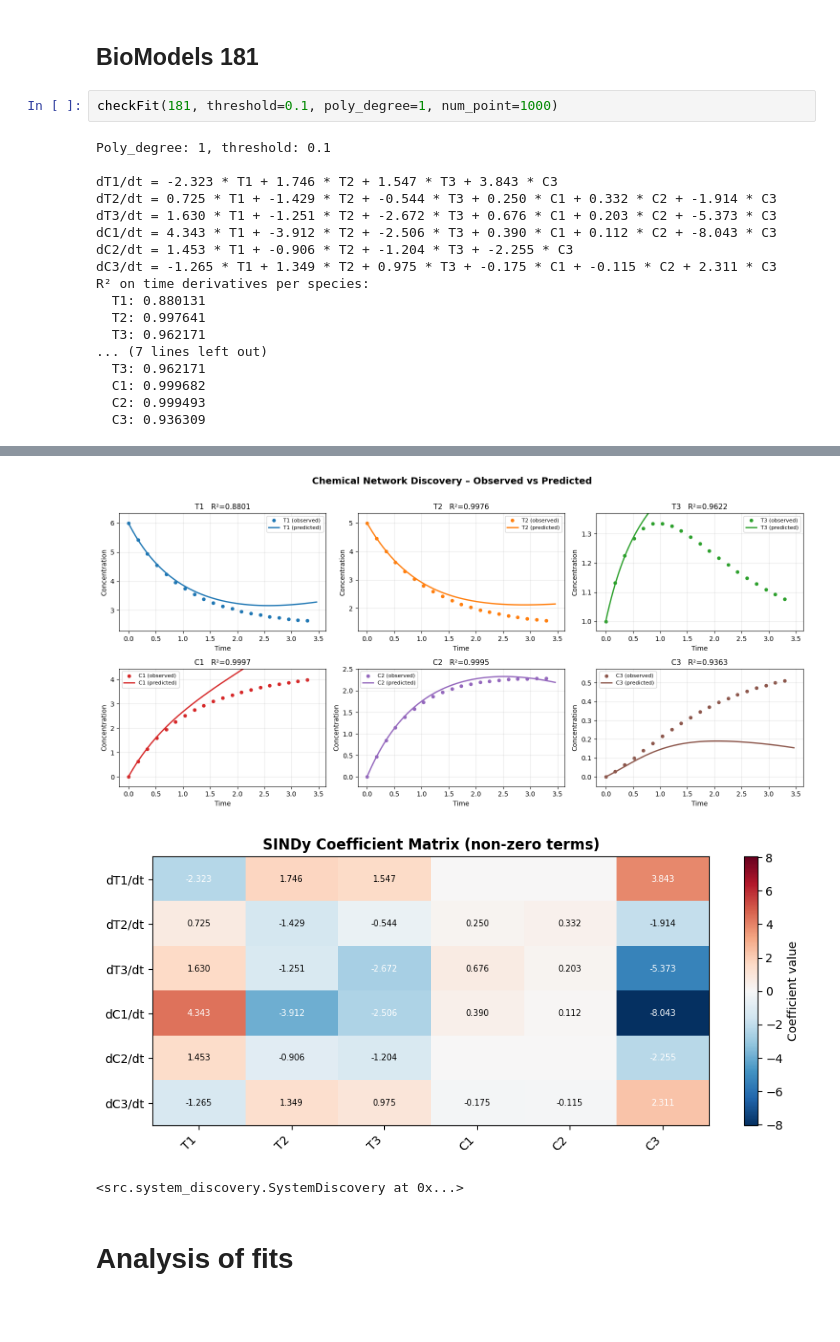
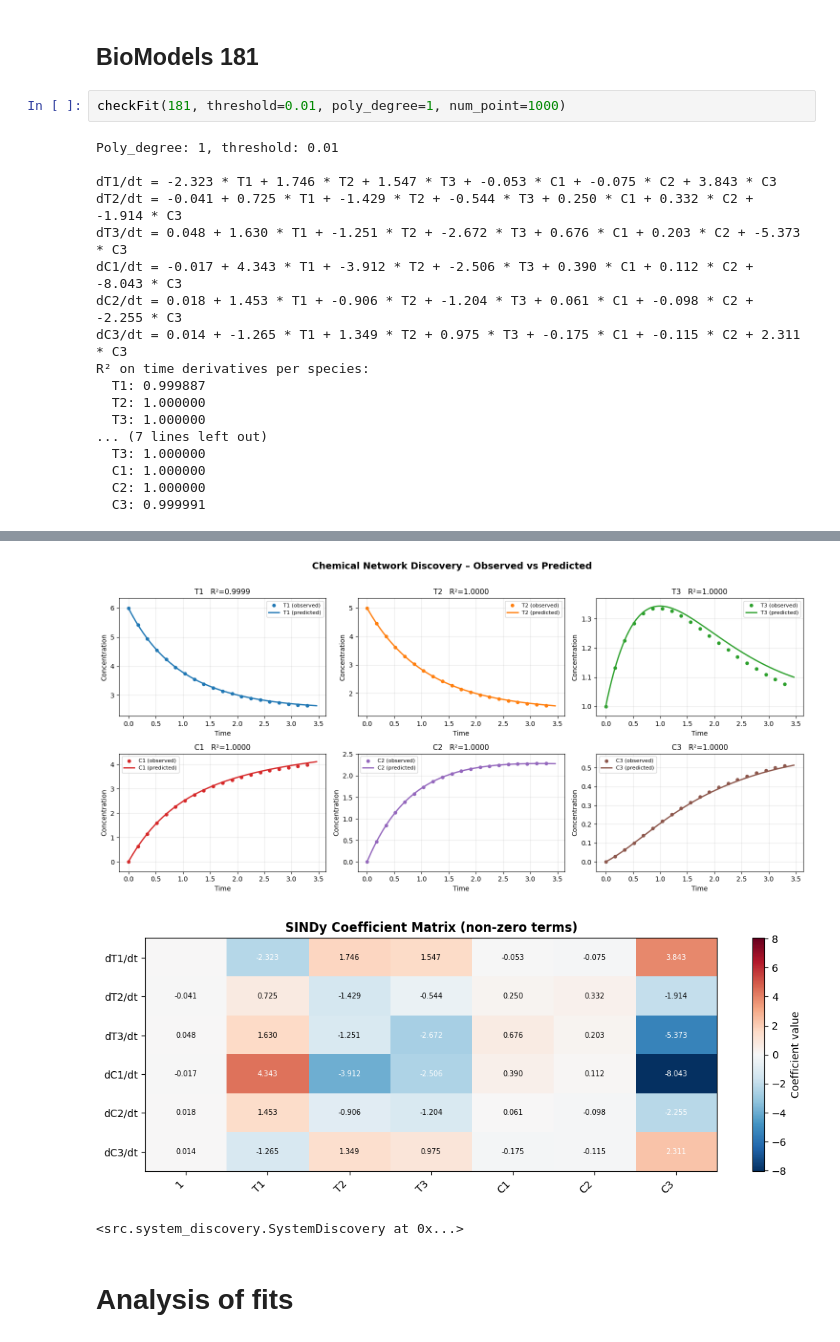
Before and after one commit to ModelEngineering/linearity_analysis, a Jupyter notebook: notebooks/linearity_analysis.ipynb, the cells around one changed output, grey strips where cells are left out. Cells and saved outputs as stored; diff of their text form; blank space fills up the shorter version.

```diff
--- a/notebooks/linearity_analysis.ipynb
+++ b/notebooks/linearity_analysis.ipynb
@@ -121,28 +121,28 @@ R² on time derivatives per species:
 # %% [markdown]
 ## BioModels 181
 # %%
-checkFit(181, threshold=0.1, poly_degree=1, num_point=1000)
+checkFit(181, threshold=0.01, poly_degree=1, num_point=1000)
 # %% [output]
-Poly_degree: 1, threshold: 0.1
+Poly_degree: 1, threshold: 0.01
 
-dT1/dt = -2.323 * T1 + 1.746 * T2 + 1.547 * T3 + 3.843 * C3
-dT2/dt = 0.725 * T1 + -1.429 * T2 + -0.544 * T3 + 0.250 * C1 + 0.332 * C2 + -1.914 * C3
-dT3/dt = 1.630 * T1 + -1.251 * T2 + -2.672 * T3 + 0.676 * C1 + 0.203 * C2 + -5.373 * C3
-dC1/dt = 4.343 * T1 + -3.912 * T2 + -2.506 * T3 + 0.390 * C1 + 0.112 * C2 + -8.043 * C3
-dC2/dt = 1.453 * T1 + -0.906 * T2 + -1.204 * T3 + -2.255 * C3
-dC3/dt = -1.265 * T1 + 1.349 * T2 + 0.975 * T3 + -0.175 * C1 + -0.115 * C2 + 2.311 * C3
+dT1/dt = -2.323 * T1 + 1.746 * T2 + 1.547 * T3 + -0.053 * C1 + -0.075 * C2 + 3.843 * C3
+dT2/dt = -0.041 + 0.725 * T1 + -1.429 * T2 + -0.544 * T3 + 0.250 * C1 + 0.332 * C2 + -1.914 * C3
+dT3/dt = 0.048 + 1.630 * T1 + -1.251 * T2 + -2.672 * T3 + 0.676 * C1 + 0.203 * C2 + -5.373 * C3
+dC1/dt = -0.017 + 4.343 * T1 + -3.912 * T2 + -2.506 * T3 + 0.390 * C1 + 0.112 * C2 + -8.043 * C3
+dC2/dt = 0.018 + 1.453 * T1 + -0.906 * T2 + -1.204 * T3 + 0.061 * C1 + -0.098 * C2 + -2.255 * C3
+dC3/dt = 0.014 + -1.265 * T1 + 1.349 * T2 + 0.975 * T3 + -0.175 * C1 + -0.115 * C2 + 2.311 * C3
 R² on time derivatives per species:
-  T1: 0.880131
-  T2: 0.997641
-  T3: 0.962171
+  T1: 0.999887
+  T2: 1.000000
+  T3: 1.000000
 ... (7 lines left out)
-  T3: 0.962171
-  C1: 0.999682
-  C2: 0.999493
-  C3: 0.936309
+  T3: 1.000000
+  C1: 1.000000
+  C2: 1.000000
+  C3: 0.999991
 [figure]
-[figure, old version]
+[figure, new version]
-[figure, old version]
+[figure, new version]
 <src.system_discovery.SystemDiscovery at 0x...>
 # %% [markdown]
 # Analysis of fits
```
Also changed, not shown: parts of 4 cells of this notebook, 12 other files.
